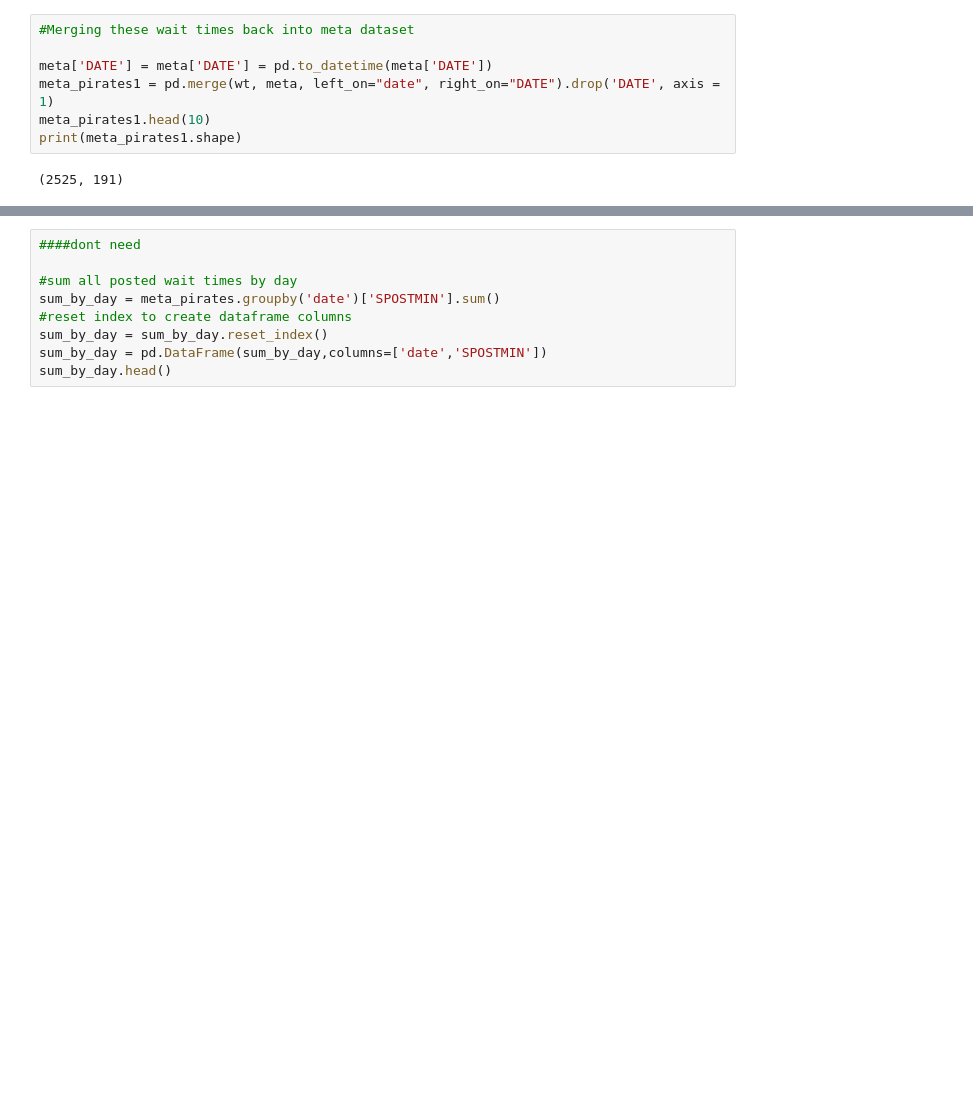
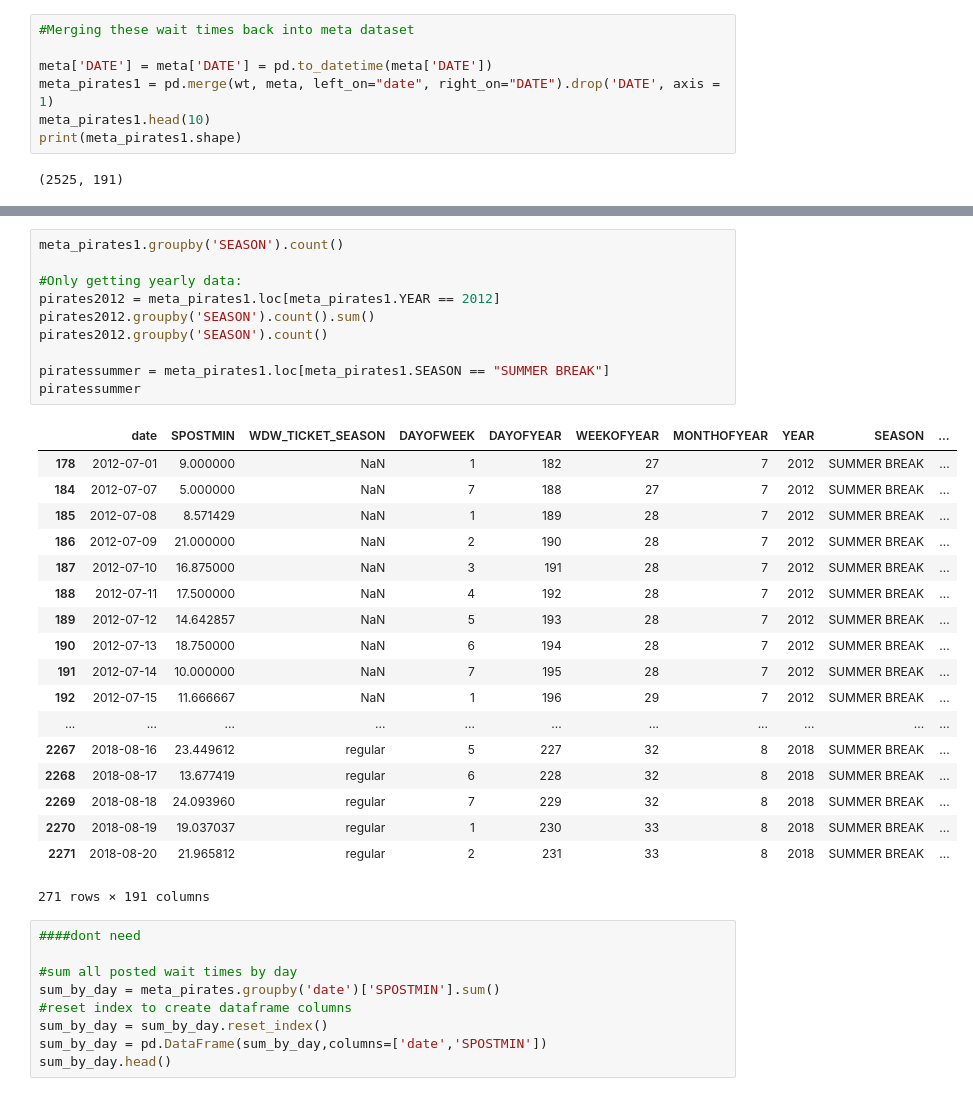
Before and after one commit to daviding11/Splash-Mountain-Wait-Time-Analysis, a Jupyter notebook: Testnotebook.derek.ipynb, the cells around one changed output, grey strips where cells are left out. Saved outputs shown, nothing was run; the diff lists cells and outputs as text; blank space fills up the shorter version.

```diff
--- a/Testnotebook.derek.ipynb
+++ b/Testnotebook.derek.ipynb
@@ -143,3 +133,32 @@ christmas_pirates.plot(x="date", y = "SPOSTMIN")
+# %%
+meta_pirates1.groupby('SEASON').count()
+
+#Only getting yearly data:
+pirates2012 = meta_pirates1.loc[meta_pirates1.YEAR == 2012]
+pirates2012.groupby('SEASON').count().sum()
+pirates2012.groupby('SEASON').count()
+
+piratessummer = meta_pirates1.loc[meta_pirates1.SEASON == "SUMMER BREAK"]
+piratessummer
+# %% [output]
+|  | date | SPOSTMIN | WDW_TICKET_SEASON | DAYOFWEEK | DAYOFYEAR | WEEKOFYEAR | MONTHOFYEAR | YEAR | SEASON | ... |
+| 178 | 2012-07-01 | 9.000000 | NaN | 1 | 182 | 27 | 7 | 2012 | SUMMER BREAK | ... |
+| 184 | 2012-07-07 | 5.000000 | NaN | 7 | 188 | 27 | 7 | 2012 | SUMMER BREAK | ... |
+| 185 | 2012-07-08 | 8.571429 | NaN | 1 | 189 | 28 | 7 | 2012 | SUMMER BREAK | ... |
+| 186 | 2012-07-09 | 21.000000 | NaN | 2 | 190 | 28 | 7 | 2012 | SUMMER BREAK | ... |
+| 187 | 2012-07-10 | 16.875000 | NaN | 3 | 191 | 28 | 7 | 2012 | SUMMER BREAK | ... |
+| 188 | 2012-07-11 | 17.500000 | NaN | 4 | 192 | 28 | 7 | 2012 | SUMMER BREAK | ... |
+| 189 | 2012-07-12 | 14.642857 | NaN | 5 | 193 | 28 | 7 | 2012 | SUMMER BREAK | ... |
+| 190 | 2012-07-13 | 18.750000 | NaN | 6 | 194 | 28 | 7 | 2012 | SUMMER BREAK | ... |
+| 191 | 2012-07-14 | 10.000000 | NaN | 7 | 195 | 28 | 7 | 2012 | SUMMER BREAK | ... |
+| 192 | 2012-07-15 | 11.666667 | NaN | 1 | 196 | 29 | 7 | 2012 | SUMMER BREAK | ... |
+| ... | ... | ... | ... | ... | ... | ... | ... | ... | ... | ... |
+| 2267 | 2018-08-16 | 23.449612 | regular | 5 | 227 | 32 | 8 | 2018 | SUMMER BREAK | ... |
+| 2268 | 2018-08-17 | 13.677419 | regular | 6 | 228 | 32 | 8 | 2018 | SUMMER BREAK | ... |
+| 2269 | 2018-08-18 | 24.093960 | regular | 7 | 229 | 32 | 8 | 2018 | SUMMER BREAK | ... |
+| 2270 | 2018-08-19 | 19.037037 | regular | 1 | 230 | 33 | 8 | 2018 | SUMMER BREAK | ... |
+| 2271 | 2018-08-20 | 21.965812 | regular | 2 | 231 | 33 | 8 | 2018 | SUMMER BREAK | ... |
+271 rows × 191 columns
 # %%
 ####dont need
 
```
Also changed, not shown: parts of 6 cells of this notebook.
